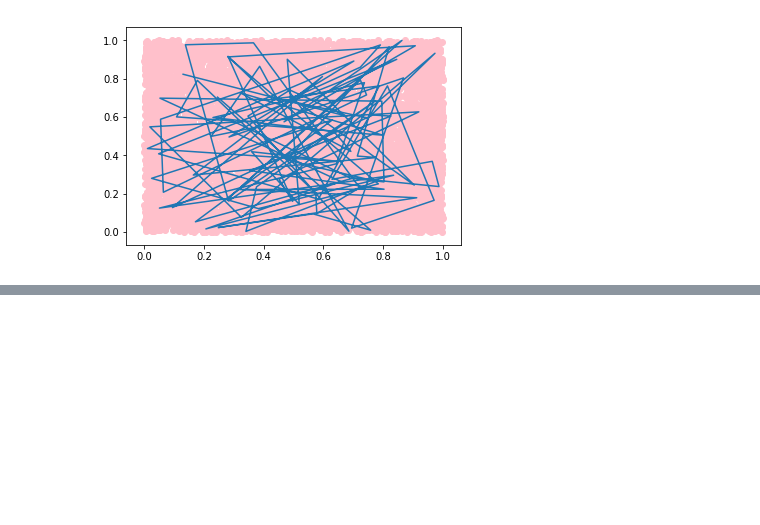
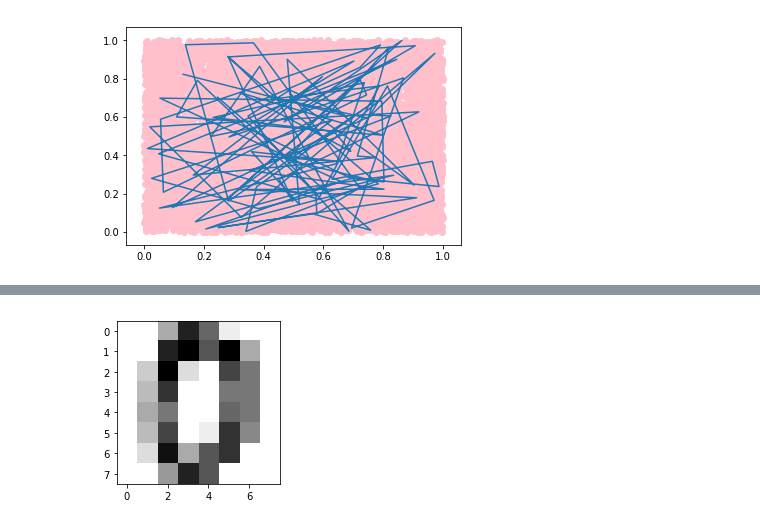
Before and after one commit to yoyo841113/hello-world, a Jupyter notebook: B03090071.ipynb, the cells around one changed output, grey strips where cells are left out. Cells and saved outputs as stored; diff of their text form; code cells hidden in the pictures; blank space fills up the shorter version.

```diff
--- a/B03090071.ipynb
+++ b/B03090071.ipynb
@@ -160,0 +291,12 @@ pt.show()
+# %%
+from sklearn import datasets
+import matplotlib.pyplot as plt
+digits=datasets.load_digits()
+#print(iris["DESCR"])
+#print(iris["data"])
+#print(iris["target"])
+plt.figure(1,figsize=(3,3))
+plt.imshow(digits.images[0],cmap=plt.cm.gray_r,interpolation="nearest")
+plt.show()
+# %% [output]
+[figure, added]
```
Also changed, not shown: parts of 11 cells of this notebook.
